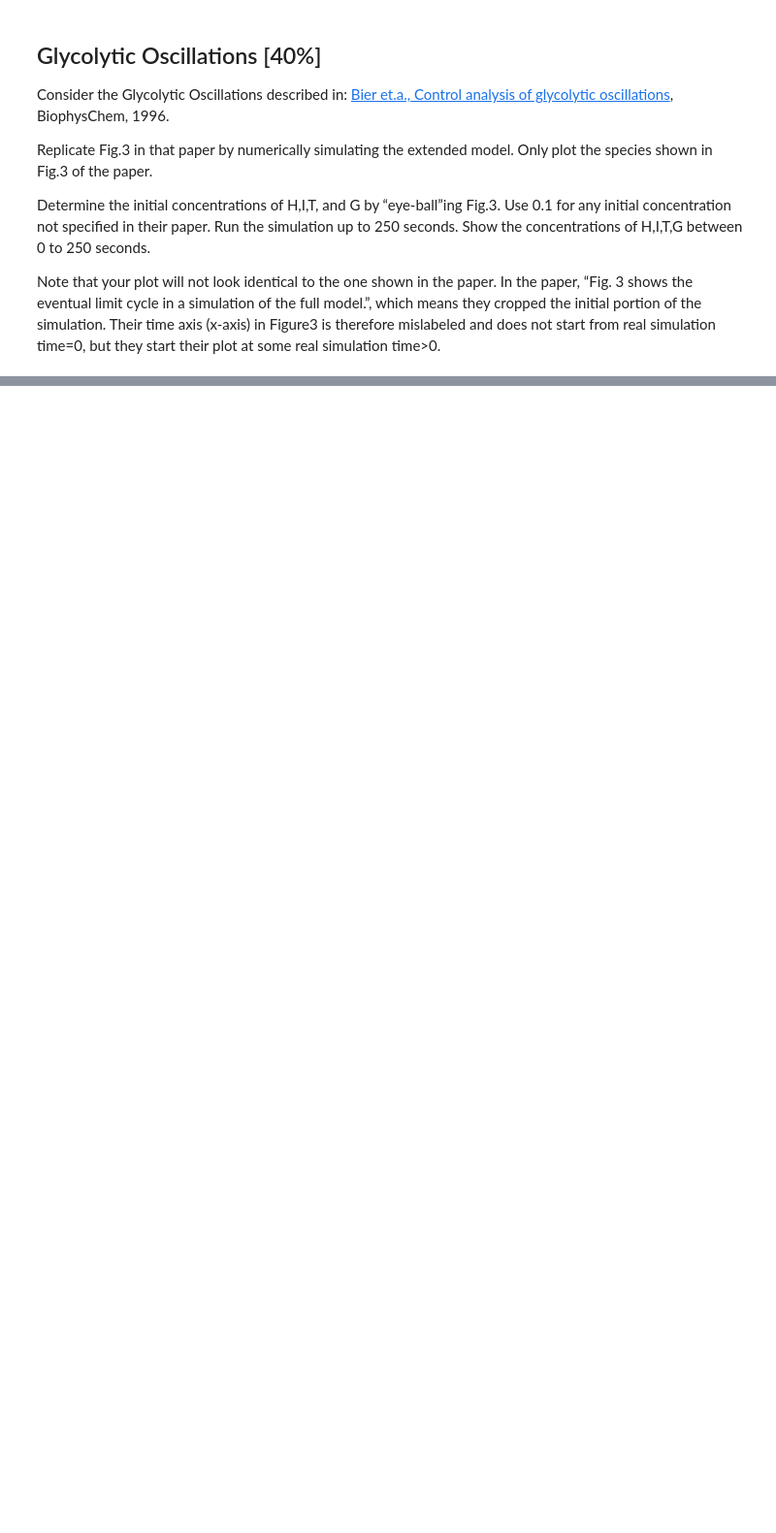
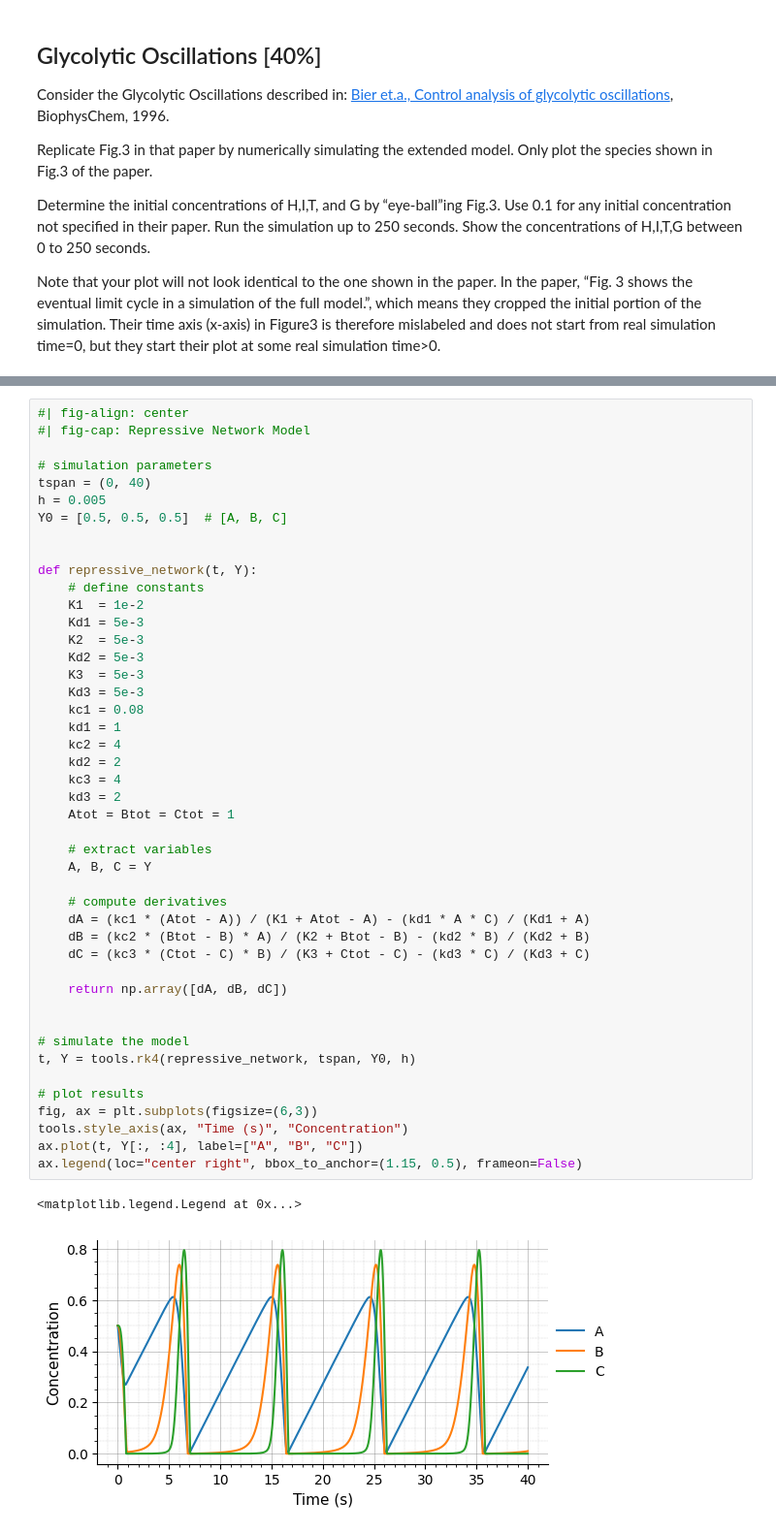
Before and after one commit to Kabilan108/drexel-coursework, a Jupyter notebook: bmes678/4-odeexamples/hw/hwodeexamples_tko35.ipynb, the cells around one changed output, grey strips where cells are left out. Shown at 97% size. Saved outputs shown, nothing was run; the diff lists cells and outputs as text; blank space fills up the shorter version.

```diff
--- a/bmes678/4-odeexamples/hw/hwodeexamples_tko35.ipynb
+++ b/bmes678/4-odeexamples/hw/hwodeexamples_tko35.ipynb
@@ -25,3 +142,51 @@ The parameters are available from an earlier paper, ["A biochemical oscillator e
 The paper uses a kamax parameter that varies with time, whereas you are asked to use a constant kamax in this assignment. Because of this difference, your result will not be identical to that of the paper. However, your result should still display an oscillatory behavior in the concentration of the species.
 
 ![](hw3noderepressive.png)
+# %%
+#| fig-align: center
+#| fig-cap: Repressive Network Model
+
+# simulation parameters
+tspan = (0, 40)
+h = 0.005
+Y0 = [0.5, 0.5, 0.5]  # [A, B, C]
+
+
+def repressive_network(t, Y):
+    # define constants
+    K1  = 1e-2
+    Kd1 = 5e-3
+    K2  = 5e-3
+    Kd2 = 5e-3
+    K3  = 5e-3
+    Kd3 = 5e-3
+    kc1 = 0.08
+    kd1 = 1
+    kc2 = 4
+    kd2 = 2
+    kc3 = 4
+    kd3 = 2
+    Atot = Btot = Ctot = 1
+
+    # extract variables
+    A, B, C = Y
+
+    # compute derivatives
+    dA = (kc1 * (Atot - A)) / (K1 + Atot - A) - (kd1 * A * C) / (Kd1 + A)
+    dB = (kc2 * (Btot - B) * A) / (K2 + Btot - B) - (kd2 * B) / (Kd2 + B)
+    dC = (kc3 * (Ctot - C) * B) / (K3 + Ctot - C) - (kd3 * C) / (Kd3 + C)
+
+    return np.array([dA, dB, dC])
+
+
+# simulate the model
+t, Y = tools.rk4(repressive_network, tspan, Y0, h)
+
+# plot results
+fig, ax = plt.subplots(figsize=(6,3))
+tools.style_axis(ax, "Time (s)", "Concentration")
+ax.plot(t, Y[:, :4], label=["A", "B", "C"])
+ax.legend(loc="center right", bbox_to_anchor=(1.15, 0.5), frameon=False)
+# %% [output]
+<matplotlib.legend.Legend at 0x...>
+[figure, added]
```
Also changed, not shown: parts of 4 cells of this notebook, 23 other files.
